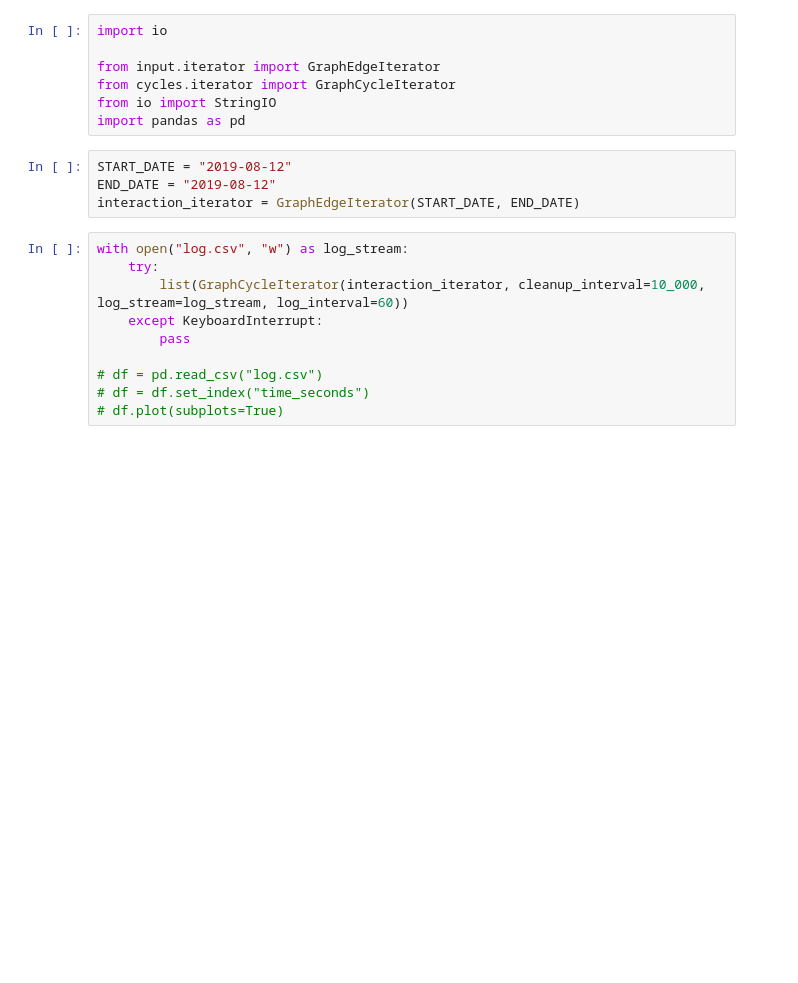
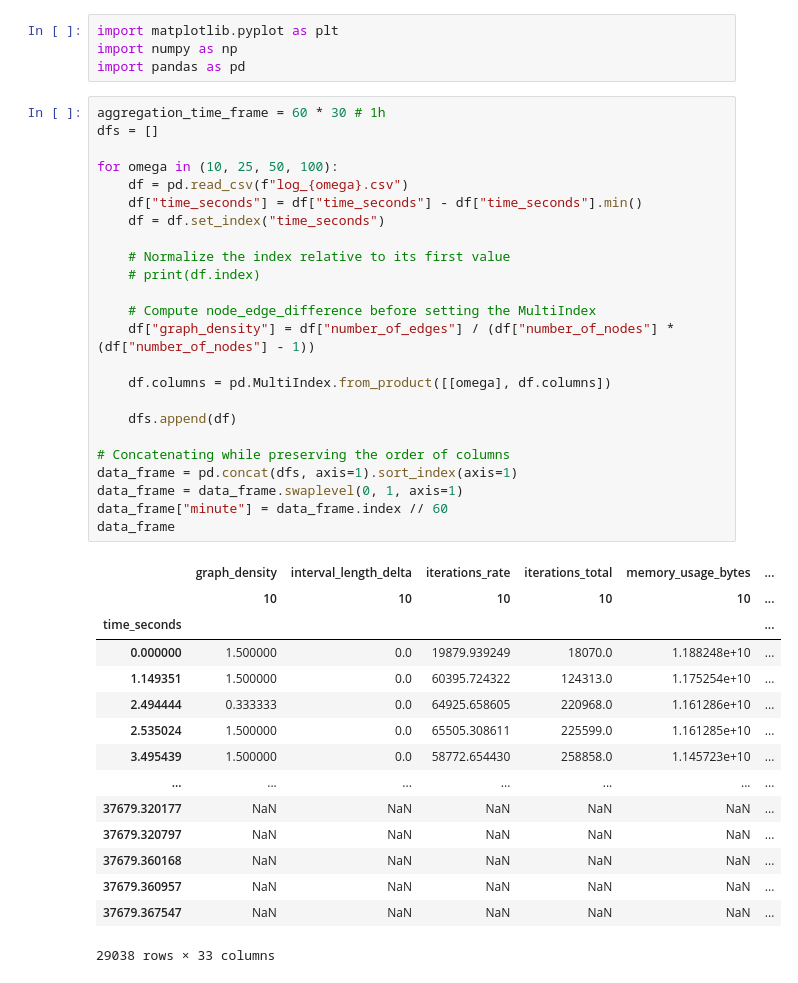
Before and after one commit to markzmbl/graph-analysis, a Jupyter notebook: main.ipynb, the cells around one changed output. Saved outputs shown, nothing was run; the diff lists cells and outputs as text; blank space fills up the shorter version.

```diff
--- a/main.ipynb
+++ b/main.ipynb
@@ -1,21 +1,44 @@
 # %%
-import io
-
-from input.iterator import GraphEdgeIterator
-from cycles.iterator import GraphCycleIterator
-from io import StringIO
+import matplotlib.pyplot as plt
+import numpy as np
 import pandas as pd
 # %%
-START_DATE = "2019-08-12"
-END_DATE = "2019-08-12"
-interaction_iterator = GraphEdgeIterator(START_DATE, END_DATE)
+aggregation_time_frame = 60 * 30 # 1h
+dfs = []
+
+for omega in (10, 25, 50, 100):
+    df = pd.read_csv(f"log_{omega}.csv")
+    df["time_seconds"] = df["time_seconds"] - df["time_seconds"].min()
+    df = df.set_index("time_seconds")
+
+    # Normalize the index relative to its first value
+    # print(df.index)
+
+    # Compute node_edge_difference before setting the MultiIndex
+    df["graph_density"] = df["number_of_edges"] / (df["number_of_nodes"] * (df["number_of_nodes"] - 1))
+
+    df.columns = pd.MultiIndex.from_product([[omega], df.columns])
+
+    dfs.append(df)
+
+# Concatenating while preserving the order of columns
+data_frame = pd.concat(dfs, axis=1).sort_index(axis=1)
+data_frame = data_frame.swaplevel(0, 1, axis=1)
+data_frame["minute"] = data_frame.index // 60
+data_frame
+# %% [output]
+|  | graph_density | interval_length_delta | iterations_rate | iterations_total | memory_usage_bytes | ... |
+|  | 10 | 10 | 10 | 10 | 10 | ... |
+| time_seconds |  |  |  |  |  | ... |
+| 0.000000 | 1.500000 | 0.0 | 19879.939249 | 18070.0 | 1.188248e+10 | ... |
+| 1.149351 | 1.500000 | 0.0 | 60395.724322 | 124313.0 | 1.175254e+10 | ... |
+| 2.494444 | 0.333333 | 0.0 | 64925.658605 | 220968.0 | 1.161286e+10 | ... |
+| 2.535024 | 1.500000 | 0.0 | 65505.308611 | 225599.0 | 1.161285e+10 | ... |
+| 3.495439 | 1.500000 | 0.0 | 58772.654430 | 258858.0 | 1.145723e+10 | ... |
+| ... | ... | ... | ... | ... | ... | ... |
+| 37679.320177 | NaN | NaN | NaN | NaN | NaN | ... |
+| 37679.320797 | NaN | NaN | NaN | NaN | NaN | ... |
+| 37679.360168 | NaN | NaN | NaN | NaN | NaN | ... |
+| 37679.360957 | NaN | NaN | NaN | NaN | NaN | ... |
+| 37679.367547 | NaN | NaN | NaN | NaN | NaN | ... |
+29038 rows × 33 columns
-# %%
-with open("log.csv", "w") as log_stream:
-    try:
-        list(GraphCycleIterator(interaction_iterator, cleanup_interval=10_000, log_stream=log_stream, log_interval=60))
-    except KeyboardInterrupt:
-        pass
-
-# df = pd.read_csv("log.csv")
-# df = df.set_index("time_seconds")
-# df.plot(subplots=True)
```
Also changed, not shown: parts of 3 cells of this notebook.
